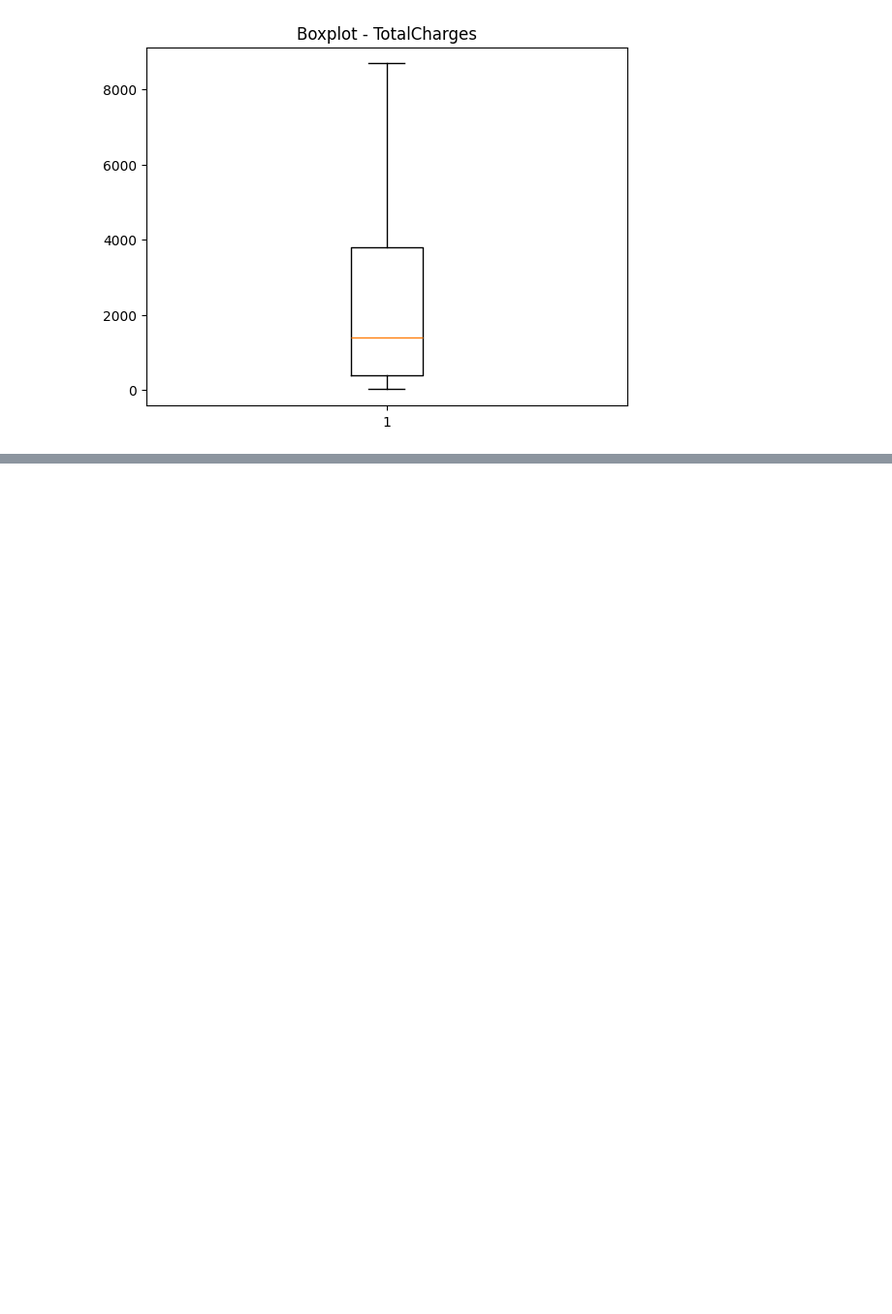
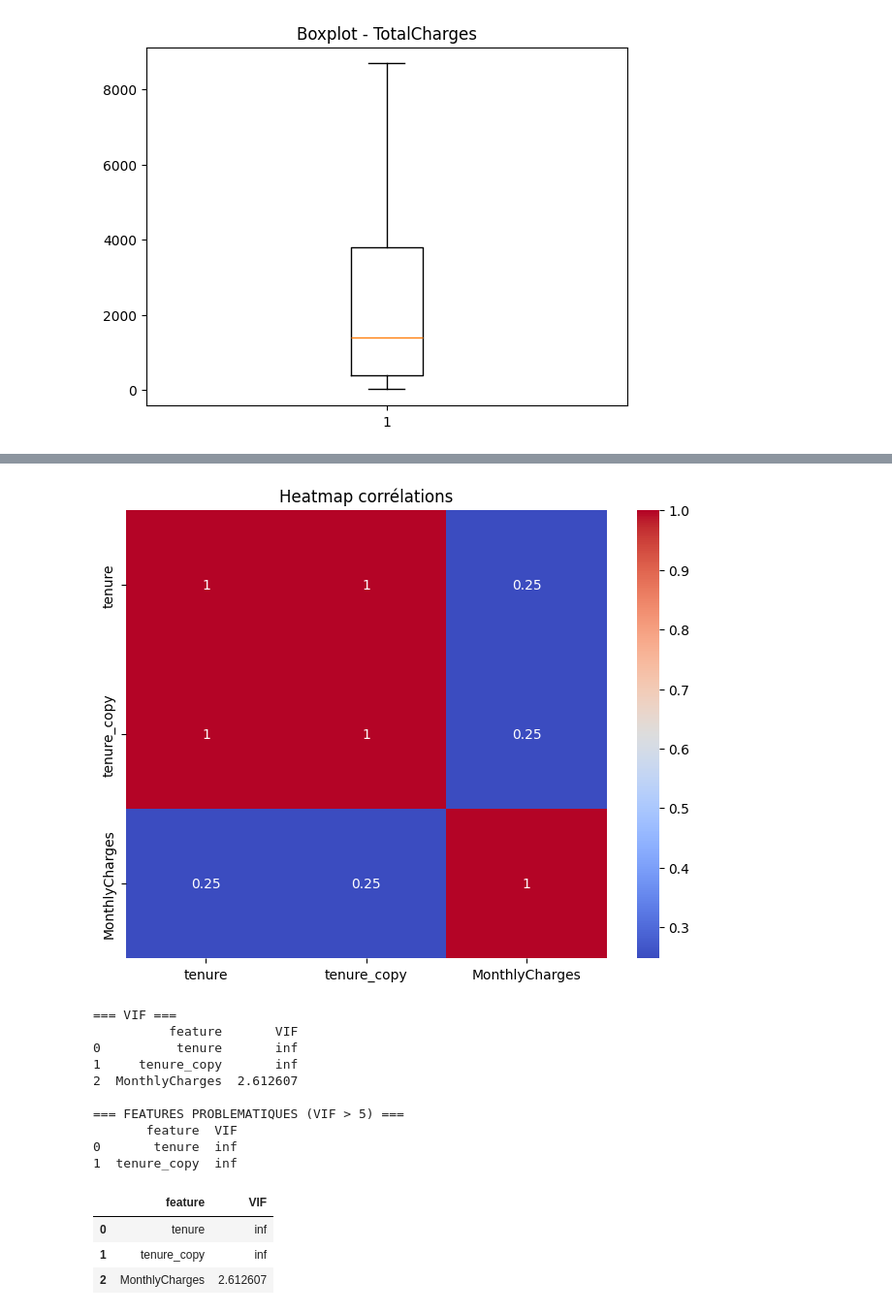
Before and after one commit to amanilayouni/arene-des-algos--Amani_LAYOUNI-, a Jupyter notebook: telco_churn.ipynb, the cells around one changed output, grey strips where cells are left out. Shown at 97% size. Saved outputs shown, nothing was run; the diff lists cells and outputs as text; code cells hidden in the pictures; blank space fills up the shorter version.

```diff
--- a/telco_churn.ipynb
+++ b/telco_churn.ipynb
@@ -310,0 +364,21 @@ outliers: 0
+# %%
+df_test = df.copy()
+df_test["tenure_copy"] = df_test["tenure"]
+# %%
+rapport_multicolinearite(df_test, ["tenure", "tenure_copy", "MonthlyCharges"])
+# %% [output]
+[figure, added]
+=== VIF ===
+          feature       VIF
+0          tenure       inf
+1     tenure_copy       inf
+2  MonthlyCharges  2.612607
+
+=== FEATURES PROBLEMATIQUES (VIF > 5) ===
+       feature  VIF
+0       tenure  inf
+1  tenure_copy  inf
+|  | feature | VIF |
+| 0 | tenure | inf |
+| 1 | tenure_copy | inf |
+| 2 | MonthlyCharges | 2.612607 |
```
Also changed, not shown: parts of 3 cells of this notebook.
